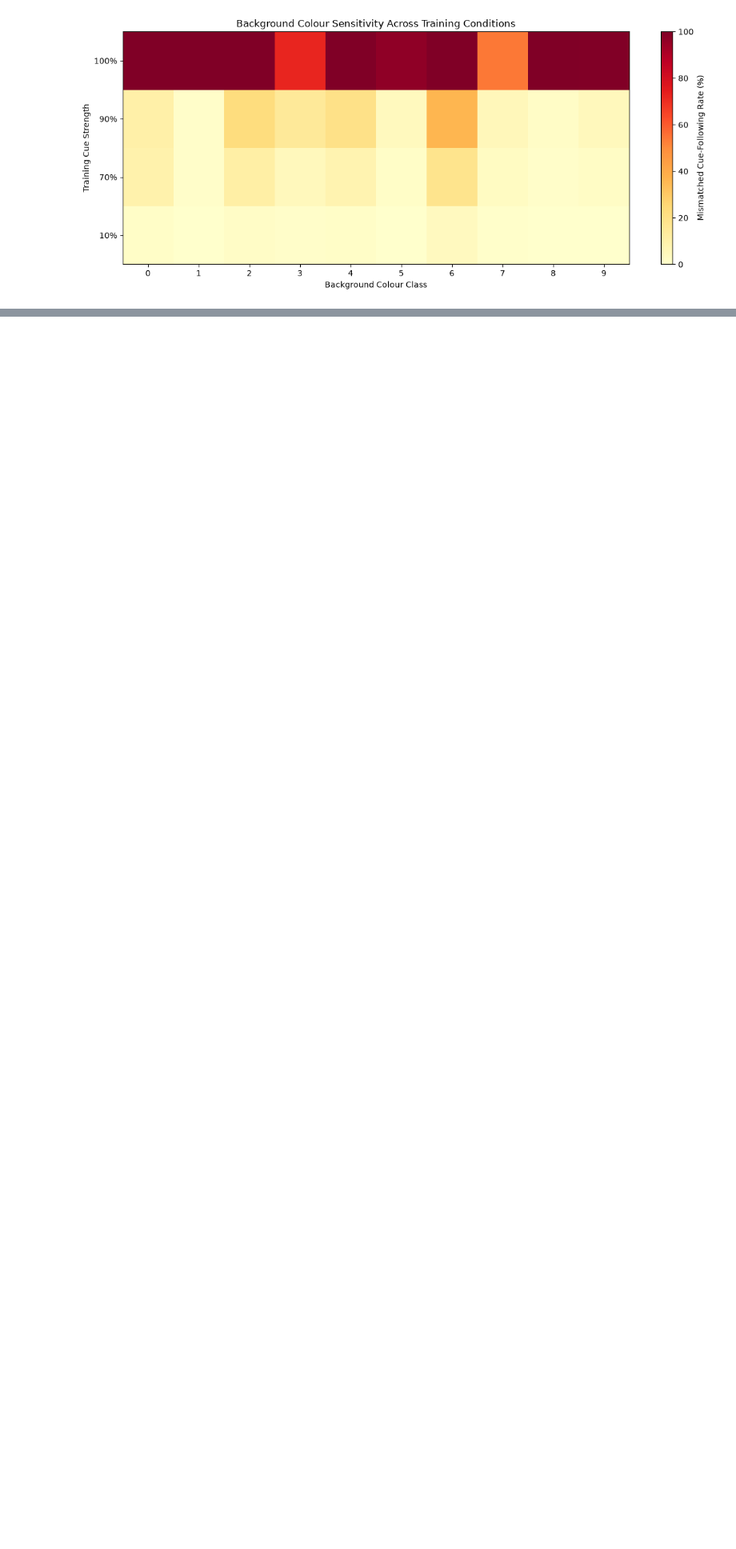
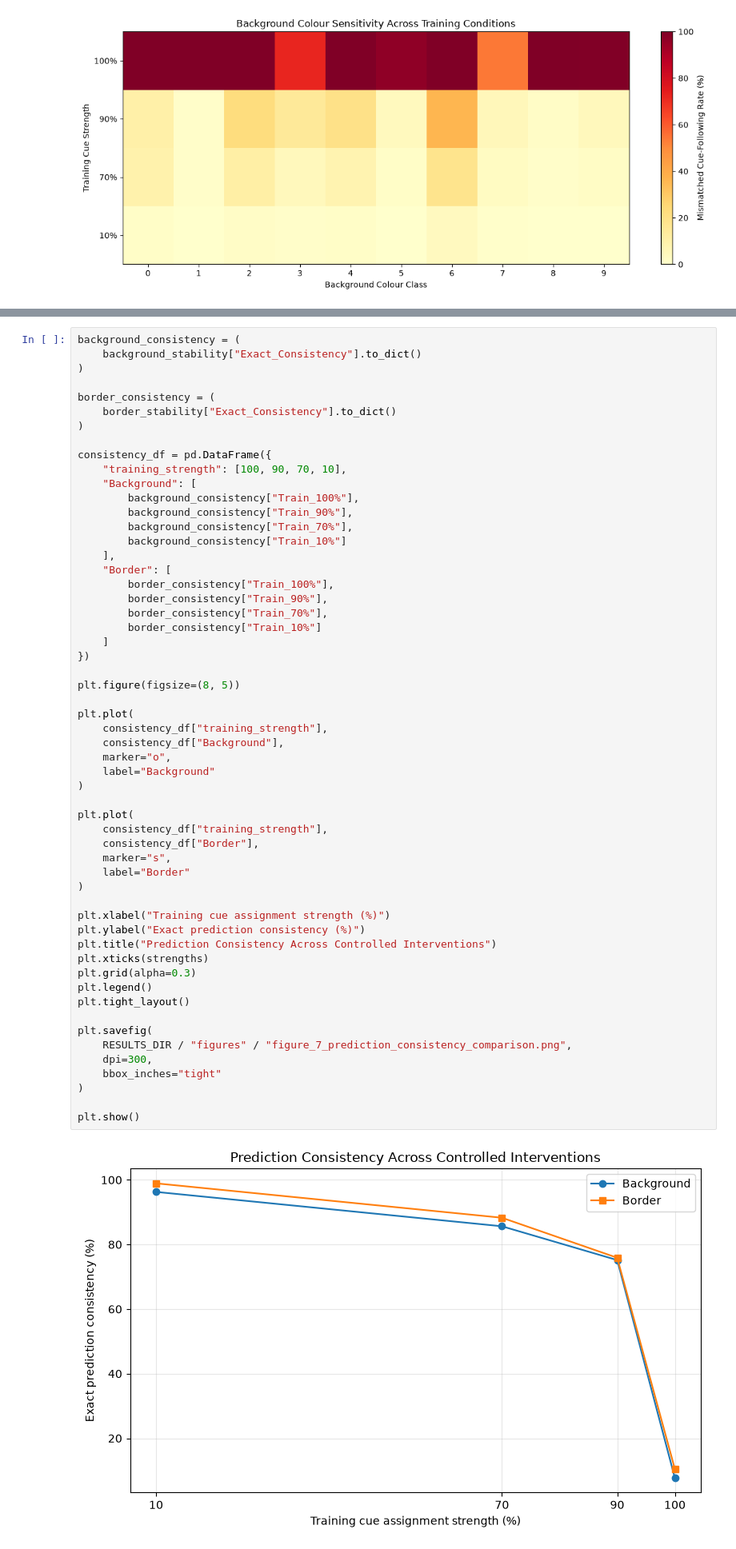
Before and after one commit to SciNoLimits/shortcut-learning-analysis, a Jupyter notebook: notebooks/results_analysis.ipynb, the cells around one changed output, grey strips where cells are left out. Shown at 80% size. Saved outputs shown, nothing was run; the diff lists cells and outputs as text; blank space fills up the shorter version.

```diff
--- a/notebooks/results_analysis.ipynb
+++ b/notebooks/results_analysis.ipynb
@@ -277,3 +382,61 @@ plt.show()
+# %%
+background_consistency = (
+    background_stability["Exact_Consistency"].to_dict()
+)
+
+border_consistency = (
+    border_stability["Exact_Consistency"].to_dict()
+)
+
+consistency_df = pd.DataFrame({
+    "training_strength": [100, 90, 70, 10],
+    "Background": [
+        background_consistency["Train_100%"],
+        background_consistency["Train_90%"],
+        background_consistency["Train_70%"],
+        background_consistency["Train_10%"]
+    ],
+    "Border": [
+        border_consistency["Train_100%"],
+        border_consistency["Train_90%"],
+        border_consistency["Train_70%"],
+        border_consistency["Train_10%"]
+    ]
+})
+
+plt.figure(figsize=(8, 5))
+
+plt.plot(
+    consistency_df["training_strength"],
+    consistency_df["Background"],
+    marker="o",
+    label="Background"
+)
+
+plt.plot(
+    consistency_df["training_strength"],
+    consistency_df["Border"],
+    marker="s",
+    label="Border"
+)
+
+plt.xlabel("Training cue assignment strength (%)")
+plt.ylabel("Exact prediction consistency (%)")
+plt.title("Prediction Consistency Across Controlled Interventions")
+plt.xticks(strengths)
+plt.grid(alpha=0.3)
+plt.legend()
+plt.tight_layout()
+
+plt.savefig(
+    RESULTS_DIR / "figures" / "figure_7_prediction_consistency_comparison.png",
+    dpi=300,
+    bbox_inches="tight"
+)
+
+plt.show()
+# %% [output]
+[figure, added]
 # %%
 saved_figures = list(FIGURES_DIR.glob("*.png"))
 
```
Also changed, not shown: parts of 4 cells of this notebook, 4 other files.
